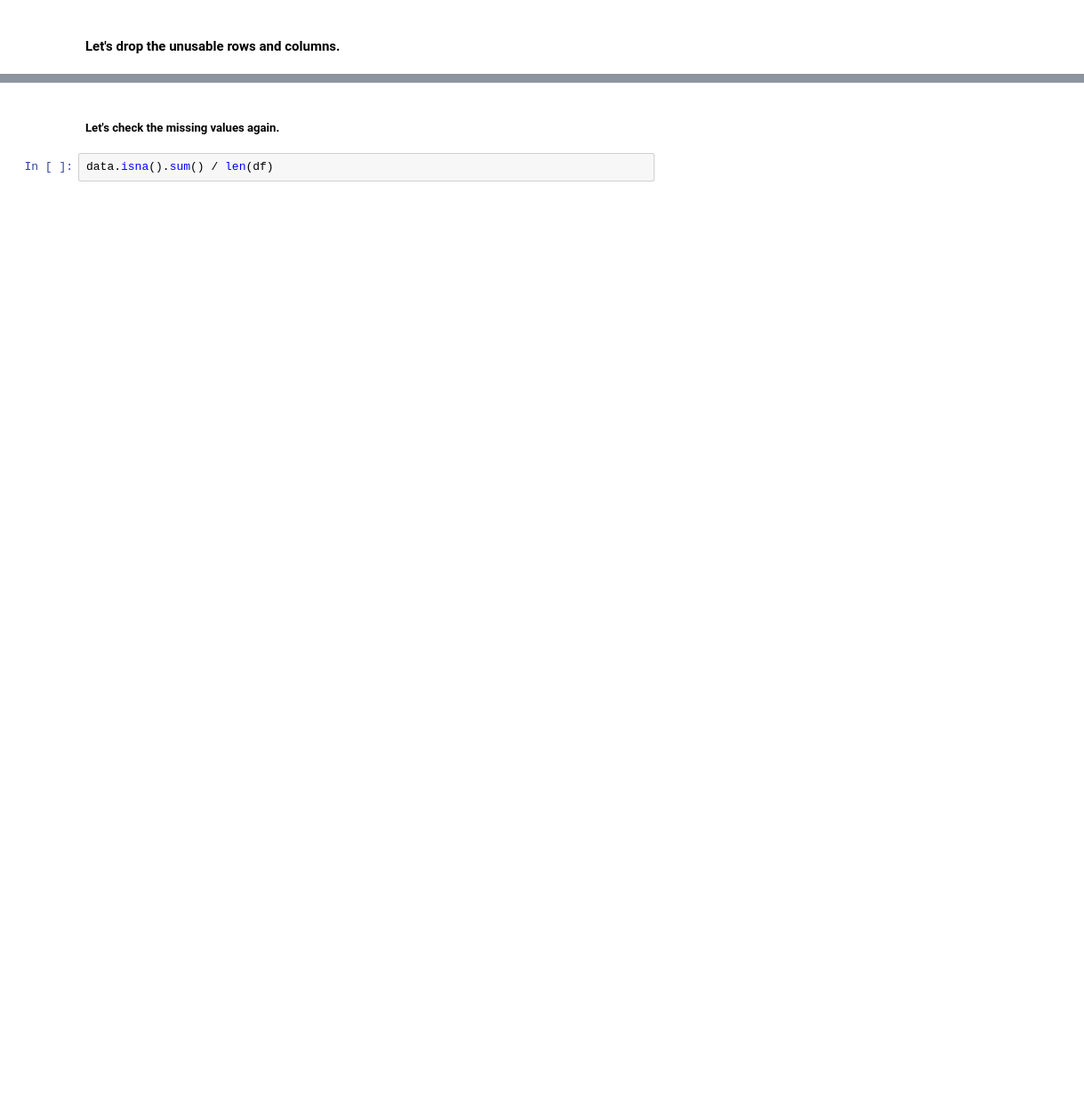
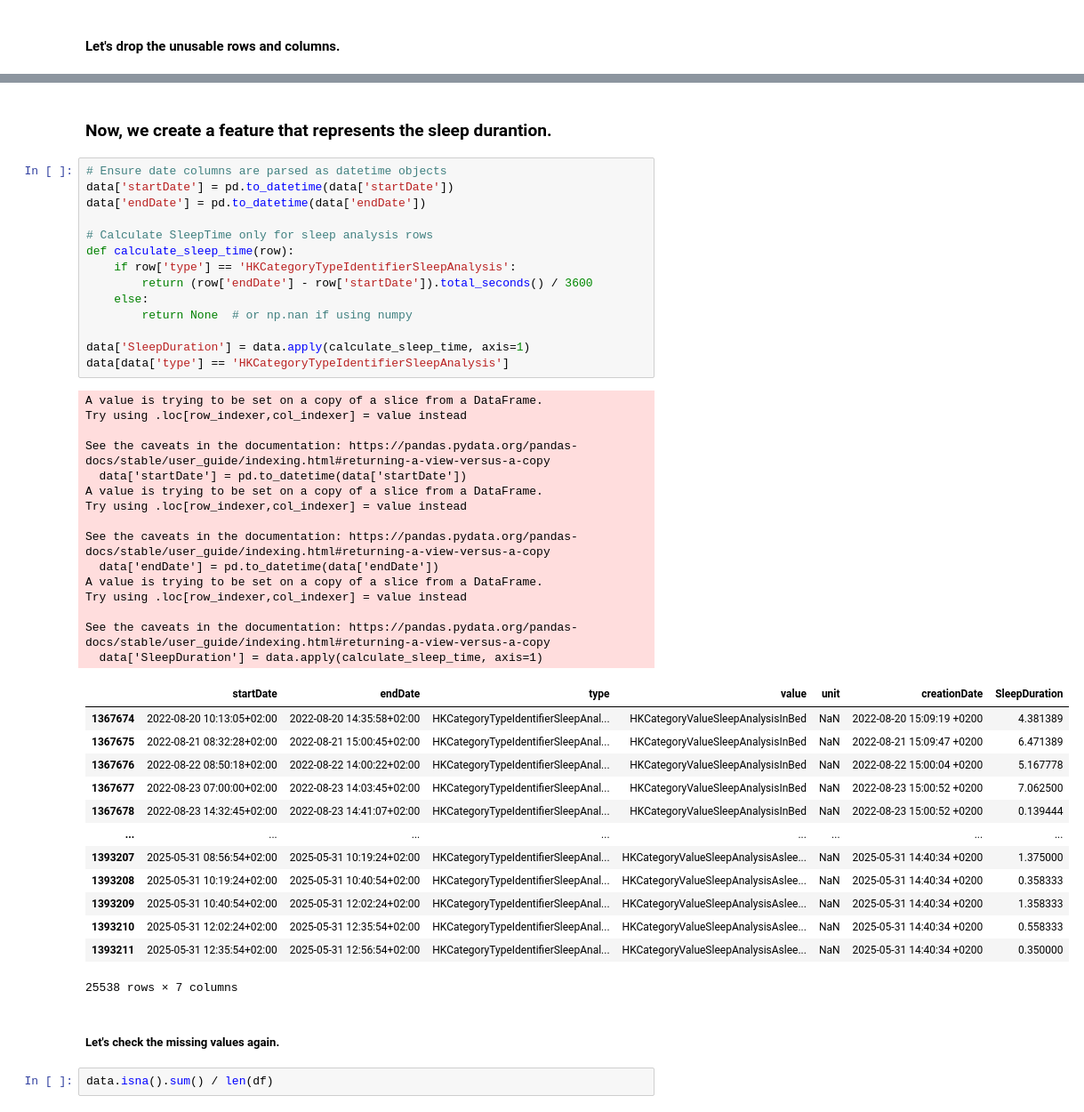
Before and after one commit to ERJLM/ML4QS, a Jupyter notebook: src/data_collection.ipynb, the cells around one changed output, grey strips where cells are left out. Shown at 89% size. Drawn from its saved outputs; the diff is of its cells as text; blank space fills up the shorter version.

```diff
--- a/src/data_collection.ipynb
+++ b/src/data_collection.ipynb
@@ -166,3 +167,48 @@ data
+# %% [markdown]
+### Now, we create a feature that represents the sleep durantion.
+# %%
+# Ensure date columns are parsed as datetime objects
+data['startDate'] = pd.to_datetime(data['startDate'])
+data['endDate'] = pd.to_datetime(data['endDate'])
+
+# Calculate SleepTime only for sleep analysis rows
+def calculate_sleep_time(row):
+    if row['type'] == 'HKCategoryTypeIdentifierSleepAnalysis':
+        return (row['endDate'] - row['startDate']).total_seconds() / 3600
+    else:
+        return None  # or np.nan if using numpy
+
+data['SleepDuration'] = data.apply(calculate_sleep_time, axis=1)
+data[data['type'] == 'HKCategoryTypeIdentifierSleepAnalysis']
+# %% [output]
+A value is trying to be set on a copy of a slice from a DataFrame.
+Try using .loc[row_indexer,col_indexer] = value instead
+
+See the caveats in the documentation: https://pandas.pydata.org/pandas-docs/stable/user_guide/indexing.html#returning-a-view-versus-a-copy
+  data['startDate'] = pd.to_datetime(data['startDate'])
+A value is trying to be set on a copy of a slice from a DataFrame.
+Try using .loc[row_indexer,col_indexer] = value instead
+
+See the caveats in the documentation: https://pandas.pydata.org/pandas-docs/stable/user_guide/indexing.html#returning-a-view-versus-a-copy
+  data['endDate'] = pd.to_datetime(data['endDate'])
+A value is trying to be set on a copy of a slice from a DataFrame.
+Try using .loc[row_indexer,col_indexer] = value instead
+
+See the caveats in the documentation: https://pandas.pydata.org/pandas-docs/stable/user_guide/indexing.html#returning-a-view-versus-a-copy
+  data['SleepDuration'] = data.apply(calculate_sleep_time, axis=1)
+|  | startDate | endDate | type | value | unit | creationDate | SleepDuration |
+| 1367674 | 2022-08-20 10:13:05+02:00 | 2022-08-20 14:35:58+02:00 | HKCategoryTypeIdentifierSleepAnal... | HKCategoryValueSleepAnalysisInBed | NaN | 2022-08-20 15:09:19 +0200 | 4.381389 |
+| 1367675 | 2022-08-21 08:32:28+02:00 | 2022-08-21 15:00:45+02:00 | HKCategoryTypeIdentifierSleepAnal... | HKCategoryValueSleepAnalysisInBed | NaN | 2022-08-21 15:09:47 +0200 | 6.471389 |
+| 1367676 | 2022-08-22 08:50:18+02:00 | 2022-08-22 14:00:22+02:00 | HKCategoryTypeIdentifierSleepAnal... | HKCategoryValueSleepAnalysisInBed | NaN | 2022-08-22 15:00:04 +0200 | 5.167778 |
+| 1367677 | 2022-08-23 07:00:00+02:00 | 2022-08-23 14:03:45+02:00 | HKCategoryTypeIdentifierSleepAnal... | HKCategoryValueSleepAnalysisInBed | NaN | 2022-08-23 15:00:52 +0200 | 7.062500 |
+| 1367678 | 2022-08-23 14:32:45+02:00 | 2022-08-23 14:41:07+02:00 | HKCategoryTypeIdentifierSleepAnal... | HKCategoryValueSleepAnalysisInBed | NaN | 2022-08-23 15:00:52 +0200 | 0.139444 |
+| ... | ... | ... | ... | ... | ... | ... | ... |
+| 1393207 | 2025-05-31 08:56:54+02:00 | 2025-05-31 10:19:24+02:00 | HKCategoryTypeIdentifierSleepAnal... | HKCategoryValueSleepAnalysisAslee... | NaN | 2025-05-31 14:40:34 +0200 | 1.375000 |
+| 1393208 | 2025-05-31 10:19:24+02:00 | 2025-05-31 10:40:54+02:00 | HKCategoryTypeIdentifierSleepAnal... | HKCategoryValueSleepAnalysisAslee... | NaN | 2025-05-31 14:40:34 +0200 | 0.358333 |
+| 1393209 | 2025-05-31 10:40:54+02:00 | 2025-05-31 12:02:24+02:00 | HKCategoryTypeIdentifierSleepAnal... | HKCategoryValueSleepAnalysisAslee... | NaN | 2025-05-31 14:40:34 +0200 | 1.358333 |
+| 1393210 | 2025-05-31 12:02:24+02:00 | 2025-05-31 12:35:54+02:00 | HKCategoryTypeIdentifierSleepAnal... | HKCategoryValueSleepAnalysisAslee... | NaN | 2025-05-31 14:40:34 +0200 | 0.558333 |
+| 1393211 | 2025-05-31 12:35:54+02:00 | 2025-05-31 12:56:54+02:00 | HKCategoryTypeIdentifierSleepAnal... | HKCategoryValueSleepAnalysisAslee... | NaN | 2025-05-31 14:40:34 +0200 | 0.350000 |
+25538 rows × 7 columns
 # %% [markdown]
 ##### Let's check the missing values again.
 # %%
```
Also changed, not shown: parts of 22 cells of this notebook, 54 other files.
